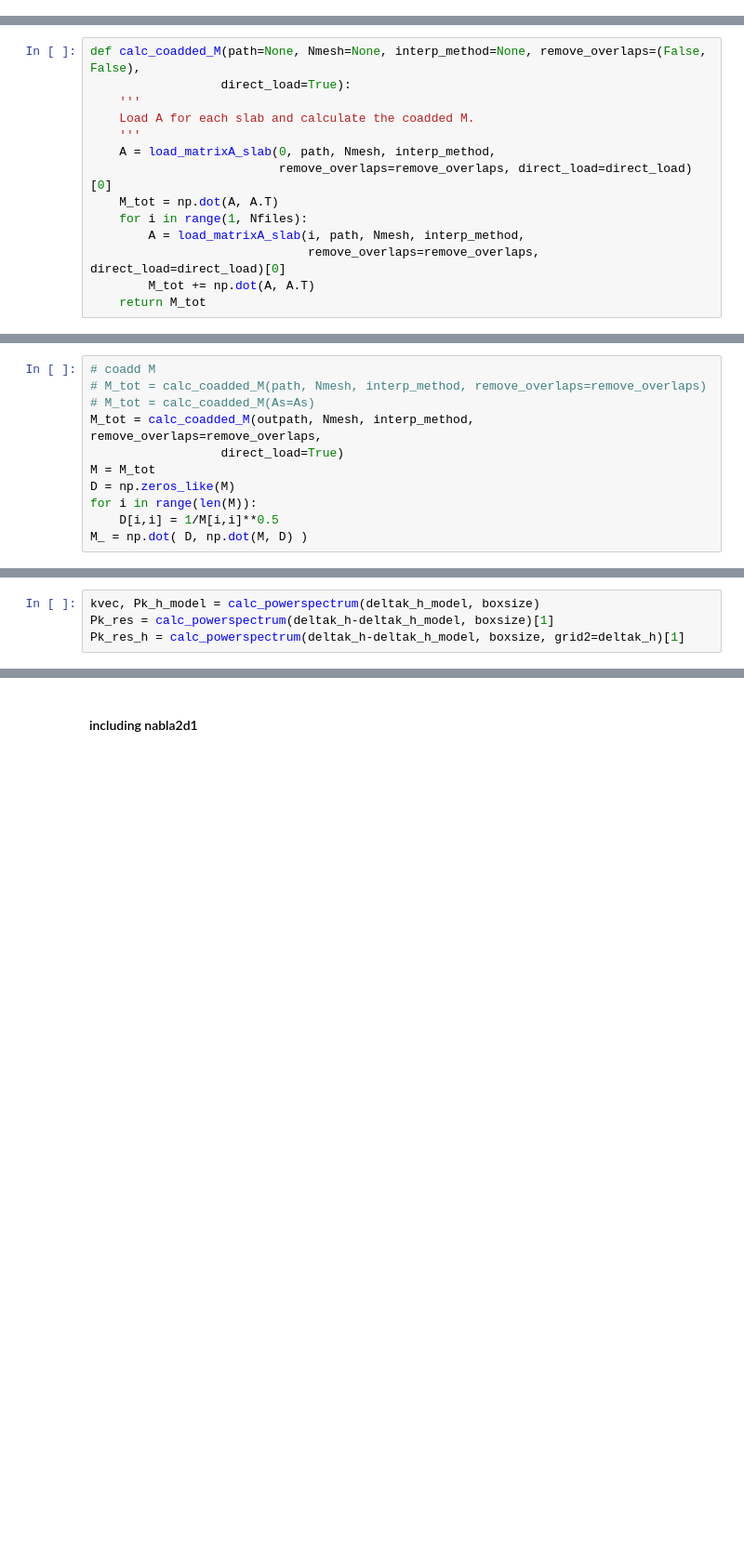
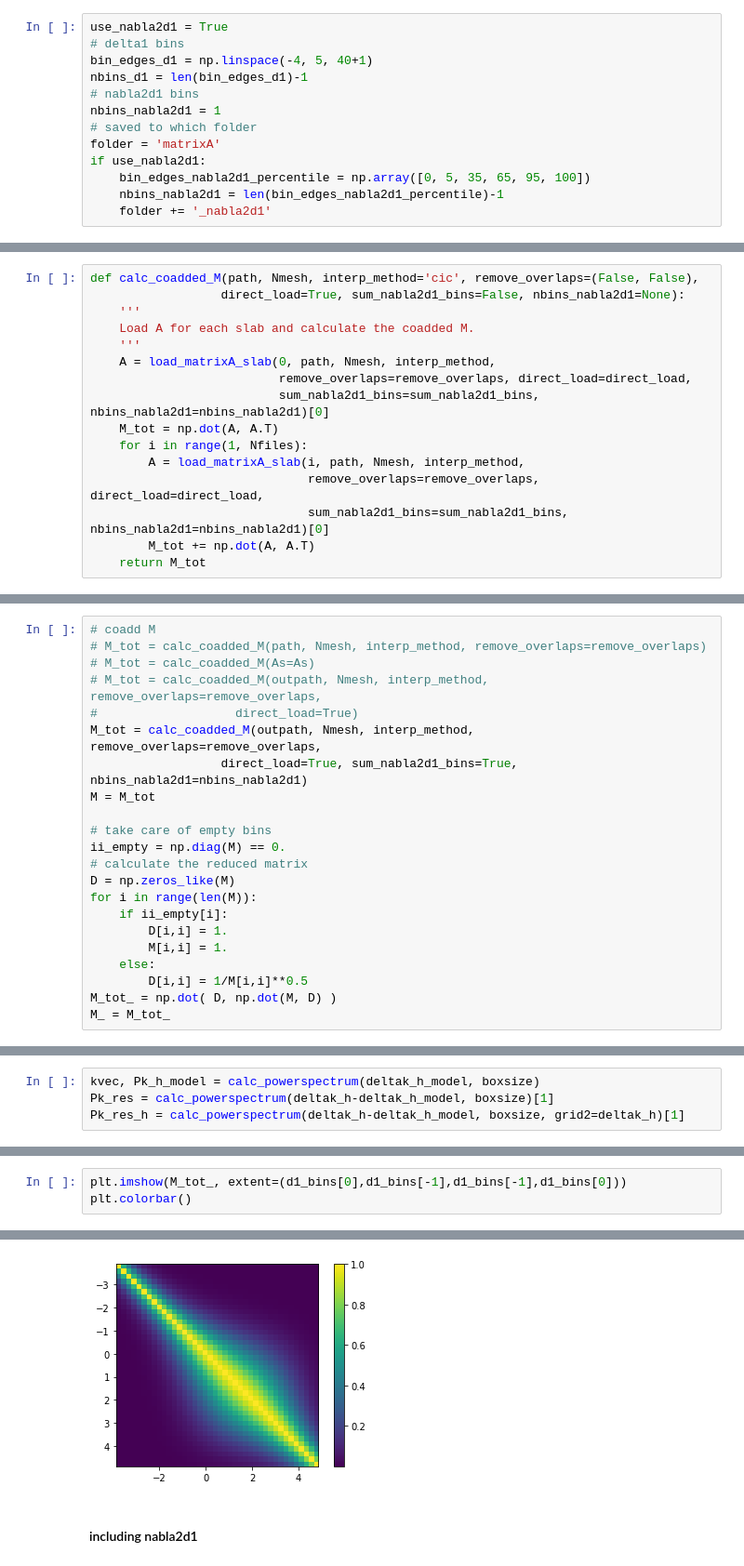
Before and after one commit to xiaohanzai/AbacusLagrangianBias, a Jupyter notebook: AbacusSummit_base_c000_ph006/matrixA/fit_f(delta1,nabla2d1)_z0.5.ipynb, the cells around one changed output, grey strips where cells are left out. Shown at 93% size. Drawn from its saved outputs; the diff is of its cells as text; blank space fills up the shorter version.

Commit message:
took care of empty rows; sum up nabla2d1 bins; think about G2 and test code later

```diff
--- a/AbacusSummit_base_c000_ph006/matrixA/fit_f(delta1, nabla2d1).ipynb
+++ b/AbacusSummit_base_c000_ph006/matrixA/fit_f(delta1,nabla2d1)_z0.5.ipynb
@@ -34,0 +41,13 @@ Nfiles = 34
+# %%
+use_nabla2d1 = True
+# delta1 bins
+bin_edges_d1 = np.linspace(-4, 5, 40+1)
+nbins_d1 = len(bin_edges_d1)-1
+# nabla2d1 bins
+nbins_nabla2d1 = 1
+# saved to which folder
+folder = 'matrixA'
+if use_nabla2d1:
+    bin_edges_nabla2d1_percentile = np.array([0, 5, 35, 65, 95, 100])
+    nbins_nabla2d1 = len(bin_edges_nabla2d1_percentile)-1
+    folder += '_nabla2d1'
@@ -43,17 +65,19 @@ Nfiles = 34
 #                                                 remove_overlaps=remove_overlaps, direct_load=direct_load)
 #     return As, ind_slabs
 # %%
-def calc_coadded_M(path=None, Nmesh=None, interp_method=None, remove_overlaps=(False, False),
-                  direct_load=True):
+def calc_coadded_M(path, Nmesh, interp_method='cic', remove_overlaps=(False, False),
+                  direct_load=True, sum_nabla2d1_bins=False, nbins_nabla2d1=None):
     '''
     Load A for each slab and calculate the coadded M.
     '''
     A = load_matrixA_slab(0, path, Nmesh, interp_method,
-                          remove_overlaps=remove_overlaps, direct_load=direct_load)[0]
+                          remove_overlaps=remove_overlaps, direct_load=direct_load,
+                          sum_nabla2d1_bins=sum_nabla2d1_bins, nbins_nabla2d1=nbins_nabla2d1)[0]
     M_tot = np.dot(A, A.T)
     for i in range(1, Nfiles):
         A = load_matrixA_slab(i, path, Nmesh, interp_method,
-                              remove_overlaps=remove_overlaps, direct_load=direct_load)[0]
+                              remove_overlaps=remove_overlaps, direct_load=direct_load,
+                              sum_nabla2d1_bins=sum_nabla2d1_bins, nbins_nabla2d1=nbins_nabla2d1)[0]
         M_tot += np.dot(A, A.T)
     return M_tot
 # %%
@@ -162,13 +171,24 @@ outpath = path+'/nooverlap'
 # coadd M
 # M_tot = calc_coadded_M(path, Nmesh, interp_method, remove_overlaps=remove_overlaps)
 # M_tot = calc_coadded_M(As=As)
+# M_tot = calc_coadded_M(outpath, Nmesh, interp_method, remove_overlaps=remove_overlaps,
+#                   direct_load=True)
 M_tot = calc_coadded_M(outpath, Nmesh, interp_method, remove_overlaps=remove_overlaps,
-                  direct_load=True)
+                  direct_load=True, sum_nabla2d1_bins=True, nbins_nabla2d1=nbins_nabla2d1)
 M = M_tot
+
+# take care of empty bins
+ii_empty = np.diag(M) == 0.
+# calculate the reduced matrix
 D = np.zeros_like(M)
 for i in range(len(M)):
-    D[i,i] = 1/M[i,i]**0.5
-M_ = np.dot( D, np.dot(M, D) )
+    if ii_empty[i]:
+        D[i,i] = 1.
+        M[i,i] = 1.
+    else:
+        D[i,i] = 1/M[i,i]**0.5
+M_tot_ = np.dot( D, np.dot(M, D) )
+M_ = M_tot_
 # %%
 # coadd b
 # b_tot = calc_coadded_b(delta_h, path, Nmesh, interp_method, remove_overlaps=remove_overlaps)
@@ -275,0 +332,4 @@ Text(0.5, 0, '$k$')
+# %%
+plt.imshow(M_tot_, extent=(d1_bins[0],d1_bins[-1],d1_bins[-1],d1_bins[0]))
+plt.colorbar()
+# %% [output]
@@ -276,3 +337,4 @@ Text(0.5, 0, '$k$')
+[figure, added]
 # %% [markdown]
 #### including nabla2d1
 # %%
```
Also changed, not shown: parts of 22 cells of this notebook, 2 other files.
